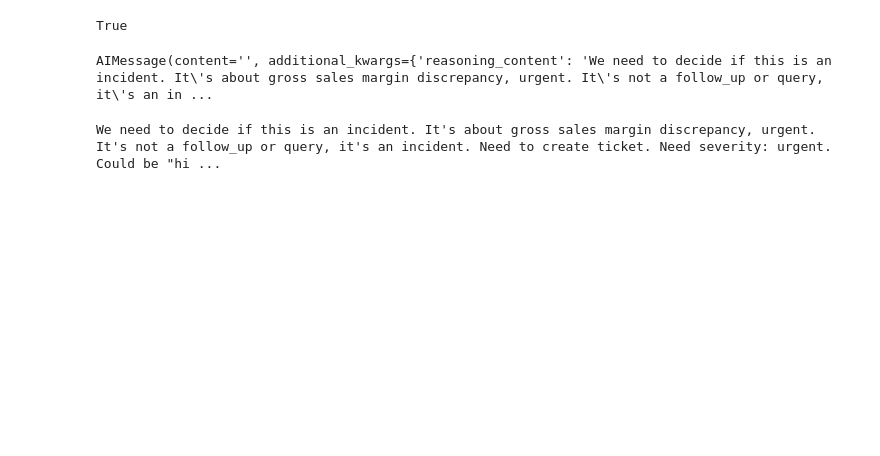
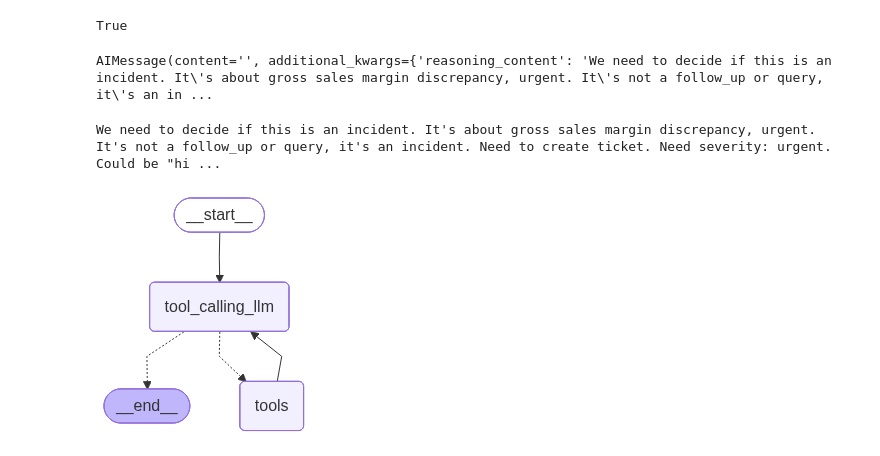
Before and after one commit to abvan/DispatcherIQ, a Jupyter notebook: graph_chatbot.ipynb, the cells around one changed output. Drawn from its saved outputs; the diff is of its cells as text; code cells hidden in the pictures; blank space fills up the shorter version.

Commit message:
Develop Conversation bot with Agentic capabilities and integerate it in FASTAPI backend

```diff
--- a/graph_chatbot.ipynb
+++ b/graph_chatbot.ipynb
@@ -82,0 +91,66 @@ response=graph.invoke({"messages":"what is machine learning/"})
+# %%
+class State(TypedDict):
+    messages:Annotated[list,add_messages]
+# %%
+def get_incident_updates(ticket_number:str) -> str:
+    """This Function give us the engineer comments and progress on the incident ticket"""
+    return "In Progress"
+    pass
+
+def create_ticket(RawInput:str) -> str:
+    """This function creates a new ticket an assigns it to an engineer and returns the ticket number"""
+    return {"Ticek_Number" : '12435',"Engineer_Name":"Pratik Surule"}
+# %%
+tools = [get_incident_updates,create_ticket]
+llm_with_tool=llm.bind_tools(tools)
+# %%
+## Stategraph
+from langgraph.graph import StateGraph,START,END
+from langgraph.prebuilt import ToolNode
+from langgraph.prebuilt import tools_condition
+from langgraph.checkpoint.memory import MemorySaver
+
+memorysaver = MemorySaver()
+
+## Node definition
+def tool_calling_llm(state:State):
+    prompt = ChatPromptTemplate.from_messages([
+    ("system", """
+        You are a Dispatcher Agent.
+        Rules:
+        - Create Ticket when there is an incident and the input in not a follow_up or a query.
+        - Ask clarification if severity is unclear
+        - Inform the user about the Ticket Number and Engineer assigned to the ticket if there is an incident detected and a ticket has been created
+
+        If you are unclear ask the user for clarification and end your reasoning.
+        Always respond to the user either with clarification questions or the steps you took till now or both.
+    """),
+        ("human", "{input}")
+    ])
+
+    chain = prompt | llm_with_tool
+
+    return {"messages":[chain.invoke(state["messages"])]}
+
+## Grpah
+builder=StateGraph(State)
+builder.add_node("tool_calling_llm",tool_calling_llm)
+builder.add_node("tools",ToolNode(tools))
+
+## Add Edges
+builder.add_edge(START, "tool_calling_llm")
+builder.add_conditional_edges(
+    "tool_calling_llm",
+    # If the latest message (result) from assistant is a tool call -> tools_condition routes to tools
+    # If the latest message (result) from assistant is a not a tool call -> tools_condition routes to END
+    tools_condition
+)
+builder.add_edge("tools","tool_calling_llm")
+
+## compile the graph
+graph=builder.compile(checkpointer=memorysaver)
+
+from IPython.display import Image, display
+display(Image(graph.get_graph().draw_mermaid_png()))
+# %% [output]
+[figure, added]
```
Also changed, not shown: parts of 19 cells of this notebook, 13 other files.
